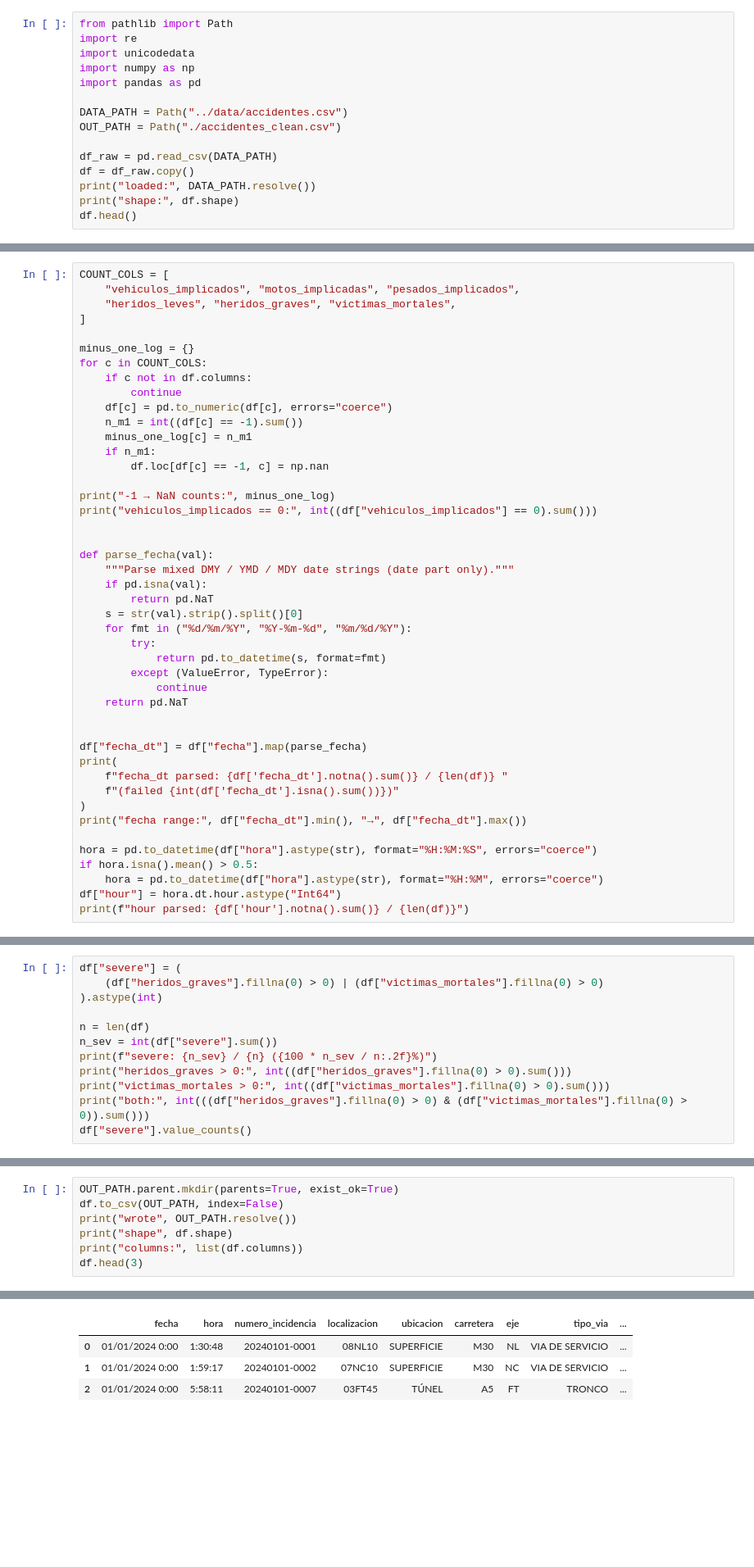
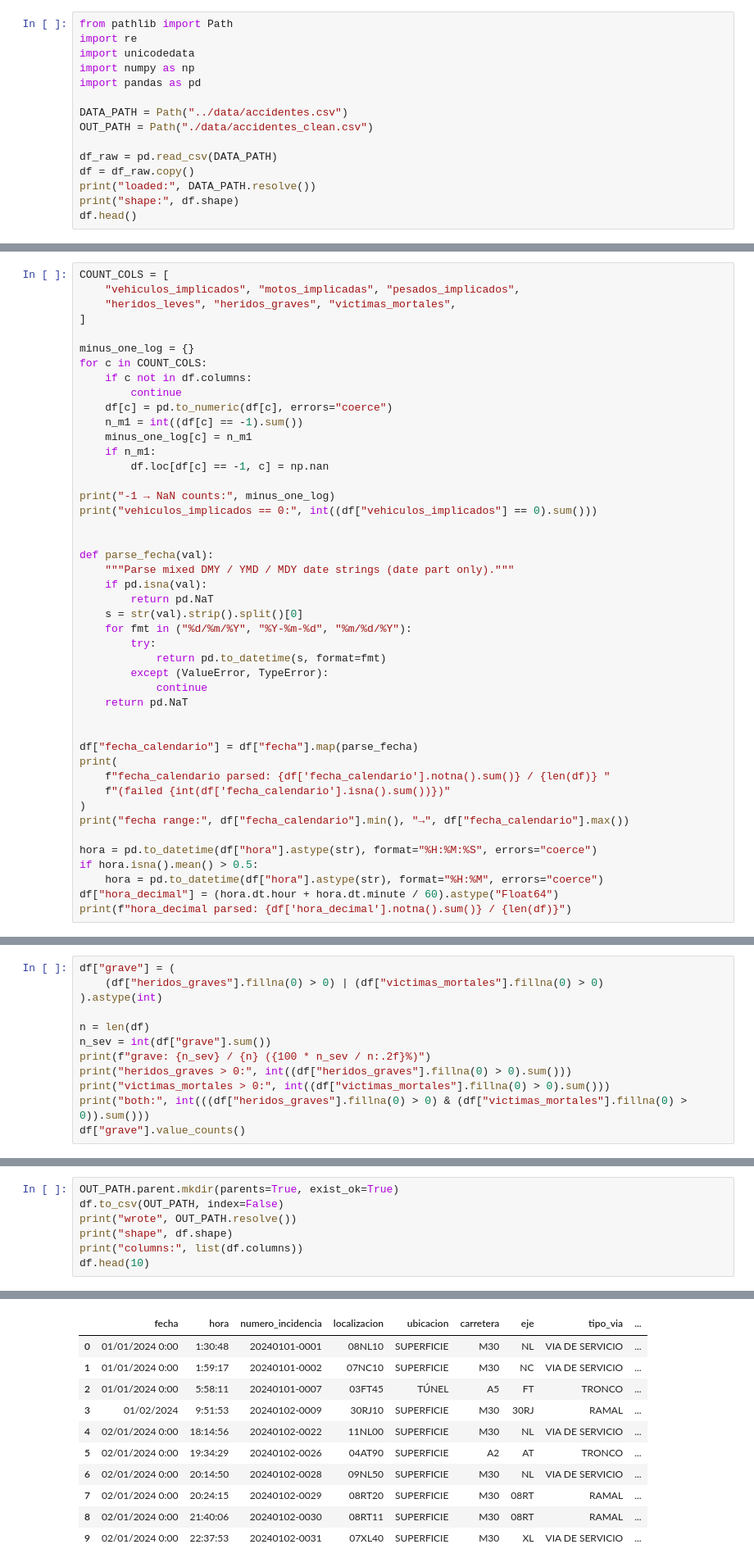
Before and after one commit to PabloCarreras7/Project-UC3M, a Jupyter notebook: 1_2_severity/data_cleaning.ipynb, the cells around one changed output, grey strips where cells are left out. Shown at 82% size. Cells and saved outputs as stored; diff of their text form; blank space fills up the shorter version.

Commit message:
Finish data cleaning and add feature engineering

```diff
--- a/1_2_severity/data_cleaning.ipynb
+++ b/1_2_severity/data_cleaning.ipynb
@@ -16,7 +46,7 @@ import numpy as np
 import pandas as pd
 
 DATA_PATH = Path("../data/accidentes.csv")
-OUT_PATH = Path("./accidentes_clean.csv")
+OUT_PATH = Path("./data/accidentes_clean.csv")
 
 df_raw = pd.read_csv(DATA_PATH)
 df = df_raw.copy()
@@ -231,16 +347,16 @@ def parse_fecha(val):
     return pd.NaT
 
 
-df["fecha_dt"] = df["fecha"].map(parse_fecha)
+df["fecha_calendario"] = df["fecha"].map(parse_fecha)
 print(
-    f"fecha_dt parsed: {df['fecha_dt'].notna().sum()} / {len(df)} "
-    f"(failed {int(df['fecha_dt'].isna().sum())})"
+    f"fecha_calendario parsed: {df['fecha_calendario'].notna().sum()} / {len(df)} "
+    f"(failed {int(df['fecha_calendario'].isna().sum())})"
 )
-print("fecha range:", df["fecha_dt"].min(), "→", df["fecha_dt"].max())
+print("fecha range:", df["fecha_calendario"].min(), "→", df["fecha_calendario"].max())
 
 hora = pd.to_datetime(df["hora"].astype(str), format="%H:%M:%S", errors="coerce")
 if hora.isna().mean() > 0.5:
     hora = pd.to_datetime(df["hora"].astype(str), format="%H:%M", errors="coerce")
-df["hour"] = hora.dt.hour.astype("Int64")
-print(f"hour parsed: {df['hour'].notna().sum()} / {len(df)}")
+df["hora_decimal"] = (hora.dt.hour + hora.dt.minute / 60).astype("Float64")
+print(f"hora_decimal parsed: {df['hora_decimal'].notna().sum()} / {len(df)}")
 # %% [output]
@@ -259,13 +372,13 @@ hour parsed: 2062 / 2062
 # %%
-df["severe"] = (
+df["grave"] = (
     (df["heridos_graves"].fillna(0) > 0) | (df["victimas_mortales"].fillna(0) > 0)
 ).astype(int)
 
 n = len(df)
-n_sev = int(df["severe"].sum())
-print(f"severe: {n_sev} / {n} ({100 * n_sev / n:.2f}%)")
+n_sev = int(df["grave"].sum())
+print(f"grave: {n_sev} / {n} ({100 * n_sev / n:.2f}%)")
 print("heridos_graves > 0:", int((df["heridos_graves"].fillna(0) > 0).sum()))
 print("victimas_mortales > 0:", int((df["victimas_mortales"].fillna(0) > 0).sum()))
 print("both:", int(((df["heridos_graves"].fillna(0) > 0) & (df["victimas_mortales"].fillna(0) > 0)).sum()))
-df["severe"].value_counts()
+df["grave"].value_counts()
 # %% [output]
@@ -354,5 +452,5 @@ df.to_csv(OUT_PATH, index=False)
 print("wrote", OUT_PATH.resolve())
 print("shape", df.shape)
 print("columns:", list(df.columns))
-df.head(3)
+df.head(10)
 # %% [output]
@@ -361,5 +459,12 @@ shape (2062, 24)
 columns: ['fecha', 'hora', 'numero_incidencia', 'localizacion', 'ubicacion', 'carretera', 'eje', 'tipo_via', 'tipo_accidente', 'tipo_colision', 'vehiculos_implicados', 'motos_implicadas', 'pesados_imp ...
 |  | fecha | hora | numero_incidencia | localizacion | ubicacion | carretera | eje | tipo_via | ... |
 | 0 | 01/01/2024 0:00 | 1:30:48 | 20240101-0001 | 08NL10 | SUPERFICIE | M30 | NL | VIA DE SERVICIO | ... |
 | 1 | 01/01/2024 0:00 | 1:59:17 | 20240101-0002 | 07NC10 | SUPERFICIE | M30 | NC | VIA DE SERVICIO | ... |
 | 2 | 01/01/2024 0:00 | 5:58:11 | 20240101-0007 | 03FT45 | TÚNEL | A5 | FT | TRONCO | ... |
+| 3 | 01/02/2024 | 9:51:53 | 20240102-0009 | 30RJ10 | SUPERFICIE | M30 | 30RJ | RAMAL | ... |
+| 4 | 02/01/2024 0:00 | 18:14:56 | 20240102-0022 | 11NL00 | SUPERFICIE | M30 | NL | VIA DE SERVICIO | ... |
+| 5 | 02/01/2024 0:00 | 19:34:29 | 20240102-0026 | 04AT90 | SUPERFICIE | A2 | AT | TRONCO | ... |
+| 6 | 02/01/2024 0:00 | 20:14:50 | 20240102-0028 | 09NL50 | SUPERFICIE | M30 | NL | VIA DE SERVICIO | ... |
+| 7 | 02/01/2024 0:00 | 20:24:15 | 20240102-0029 | 08RT20 | SUPERFICIE | M30 | 08RT | RAMAL | ... |
+| 8 | 02/01/2024 0:00 | 21:40:06 | 20240102-0030 | 08RT11 | SUPERFICIE | M30 | 08RT | RAMAL | ... |
+| 9 | 02/01/2024 0:00 | 22:37:53 | 20240102-0031 | 07XL40 | SUPERFICIE | M30 | XL | VIA DE SERVICIO | ... |
```
Also changed, not shown: parts of 17 cells of this notebook, 6 other files.
